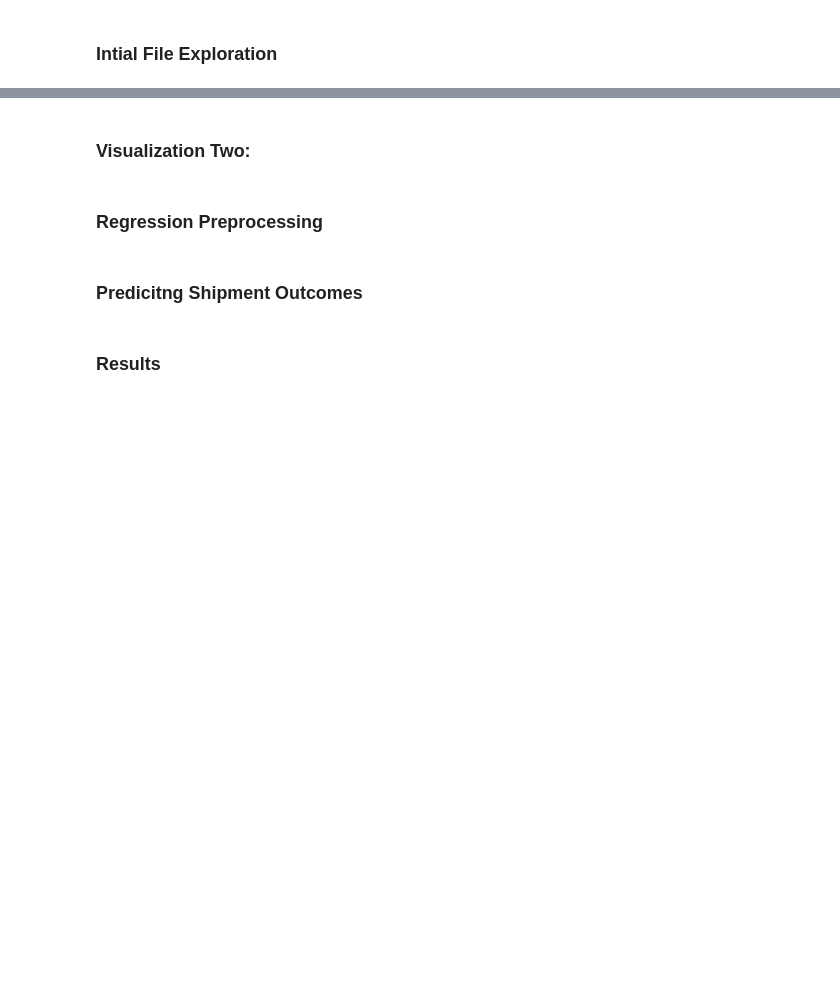
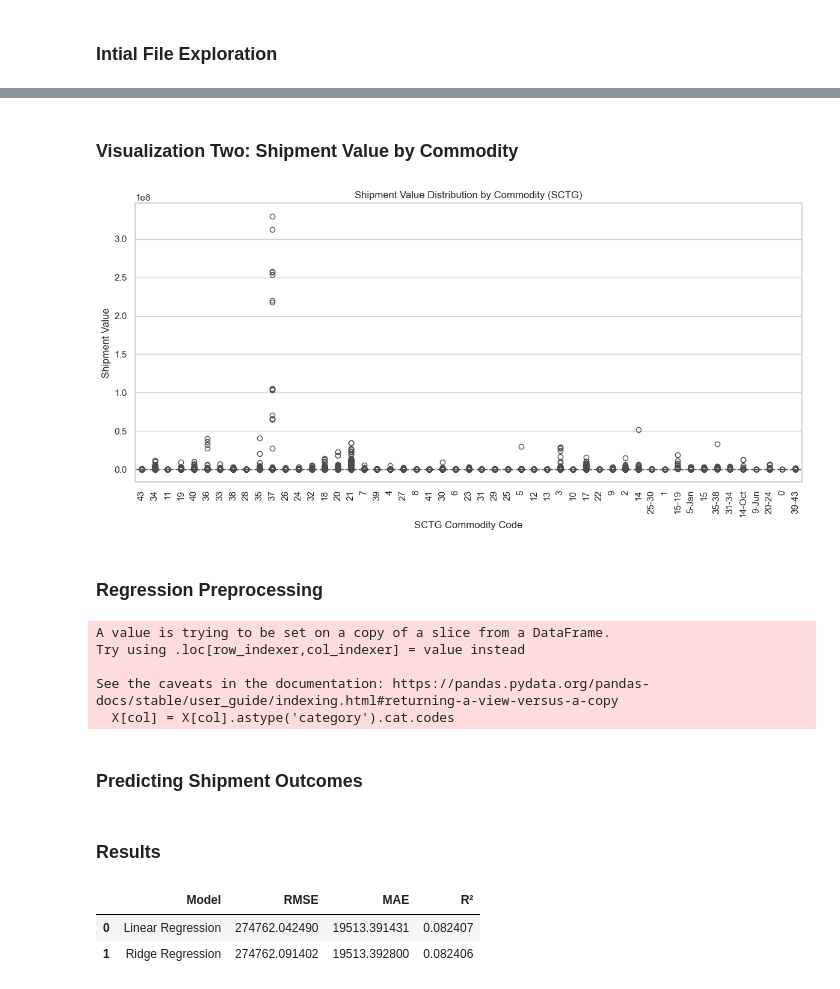
Before and after one commit to Taotlema/Data-Mining-Final-Project, a Jupyter notebook: Code/Regression.ipynb, the cells around one changed output, grey strips where cells are left out. Cells and saved outputs as stored; diff of their text form; code cells hidden in the pictures; blank space fills up the shorter version.

```diff
--- a/Code/Regression.ipynb
+++ b/Code/Regression.ipynb
@@ -40,6 +109,69 @@ pd.set_option('display.max_rows', 100)
 # %% [markdown]
-### Visualization Two:
+### Visualization Two: Shipment Value by Commodity
+# %%
+plt.figure(figsize=(12,6))
+sns.boxplot(data=df, x='SCTG', y='SHIPMT_VALUE')
+plt.xticks(rotation=90)
+plt.title("Shipment Value Distribution by Commodity (SCTG)")
+plt.xlabel("SCTG Commodity Code")
+plt.ylabel("Shipment Value")
+plt.tight_layout()
+plt.show()
+# %% [output]
+[figure, added]
 # %% [markdown]
 ### Regression Preprocessing
+# %%
+data = df.copy()
+
+# Convert Y/N fields
+data['TEMP_CNTL'] = data['TEMP_CNTL_YN'].map({'Y':1, 'N':0})
+data['EXPORT'] = data['EXPORT_YN'].map({'Y':1, 'N':0})
+data['HAZ'] = data['HAZMAT'].map({'N':0, 'P':1, 'H':1})
+
+# Derived features
+data['DIST_RATIO'] = (
+    data['SHIPMT_DIST_ROUTED'] /
+    data['SHIPMT_DIST_GC'].replace({0: np.nan})
+).fillna(1)
+
+data['VALUE_PER_LB'] = (
+    data['SHIPMT_VALUE'] /
+    data['SHIPMT_WGHT'].replace(0, np.nan)
+).fillna(0)
+
+# Selected features
+selected_features = [
+    'SCTG',
+    'MODE',
+    'NAICS',
+    'SHIPMT_WGHT',
+    'SHIPMT_DIST_GC',
+    'SHIPMT_DIST_ROUTED',
+    'DIST_RATIO',
+    'TEMP_CNTL',
+    'EXPORT',
+    'HAZ',
+    'VALUE_PER_LB'
+]
+
+X = data[selected_features]
+y = data['SHIPMT_VALUE']
+
+# Encode any remaining categorical variables
+for col in X.columns:
+    if X[col].dtype == 'object':
+        X[col] = X[col].astype('category').cat.codes
+
+# Train Test Split
+X_train, X_test, y_train, y_test = train_test_split(
+    X, y, test_size=0.20, random_state=42
+)
+# %% [output]
+A value is trying to be set on a copy of a slice from a DataFrame.
+Try using .loc[row_indexer,col_indexer] = value instead
+
+See the caveats in the documentation: https://pandas.pydata.org/pandas-docs/stable/user_guide/indexing.html#returning-a-view-versus-a-copy
+  X[col] = X[col].astype('category').cat.codes
 # %% [markdown]
-### Predicitng Shipment Outcomes
+### Predicting Shipment Outcomes
@@ -46,2 +212,15 @@ pd.set_option('display.max_rows', 100)
 # %% [markdown]
 ### Results
+# %%
+results = pd.DataFrame({
+    "Model": ["Linear Regression", "Ridge Regression"],
+    "RMSE": [lr_metrics[0], ridge_metrics[0]],
+    "MAE": [lr_metrics[1], ridge_metrics[1]],
+    "R²": [lr_metrics[2], ridge_metrics[2]]
+})
+
+results
+# %% [output]
+|  | Model | RMSE | MAE | R² |
+| 0 | Linear Regression | 274762.042490 | 19513.391431 | 0.082407 |
+| 1 | Ridge Regression | 274762.091402 | 19513.392800 | 0.082406 |
```
Also changed, not shown: parts of 5 cells of this notebook.
